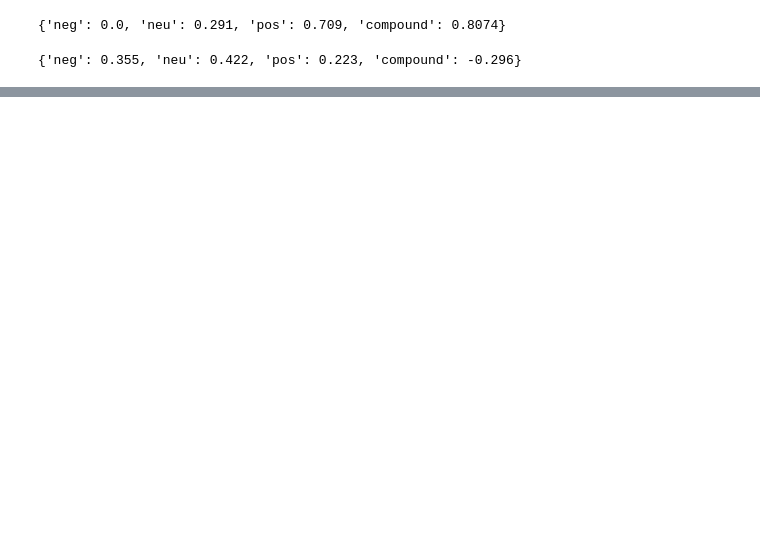
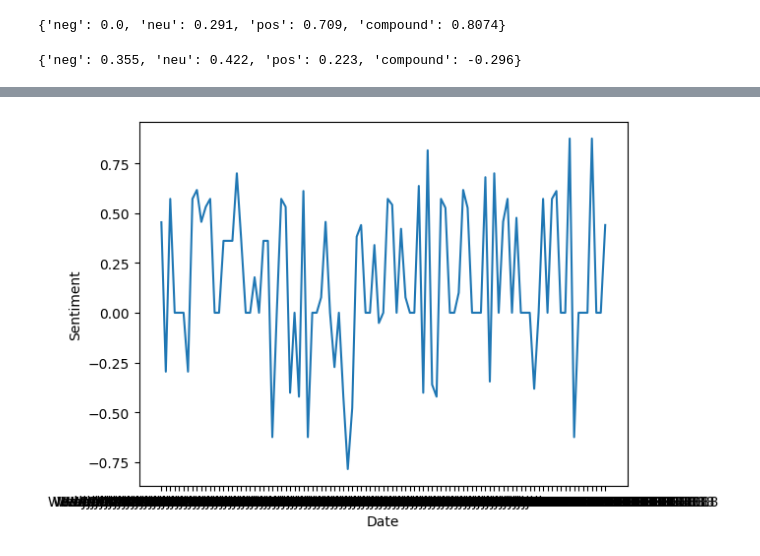
Before and after one commit to sabun123/python-sentiment-analysis, a Jupyter notebook: app.ipynb, the cells around one changed output, grey strips where cells are left out. Cells and saved outputs as stored; diff of their text form; code cells hidden in the pictures; blank space fills up the shorter version.

```diff
--- a/app.ipynb
+++ b/app.ipynb
@@ -31,0 +100,25 @@ sia.polarity_scores('I am angry and dislike the taste of delicious chicken great
+# %%
+import matplotlib.dates as mdates
+
+
+plt.plot(netflix_tweets_sorted['timestamp'], compound_scores)
+plt.ylabel('Sentiment')
+plt.xlabel('Date')
+
+# reduce the number of x axis ticks
+# Get the x-axis limits
+# x_min, x_max = plt.xlim()
+
+# Calculate the interval for 4 ticks
+# interval = (x_max - x_min) / 4
+
+# Set the x-axis ticks and labels
+# plt.xticks([x_min + i * interval for i in range(3)],
+#           [mdates.num2date(x).strftime('%m/%y') for x in plt.xticks()[0]])
+
+# format the x axis for better clarity
+# plt.gca().xaxis.set_major_formatter(mdates.DateFormatter('%m/%y'))
+
+plt.show()
+# %% [output]
+[figure, added]
```
Also changed, not shown: parts of 10 cells of this notebook, 5 other files.
